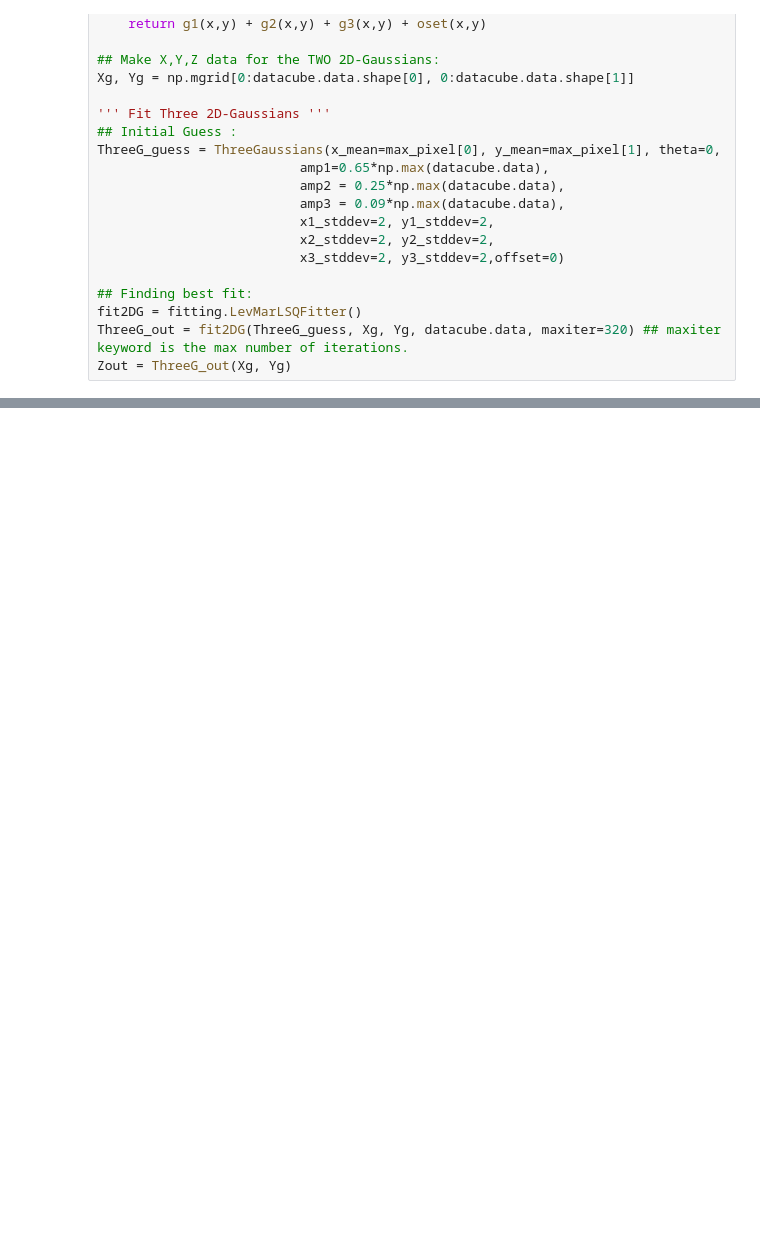
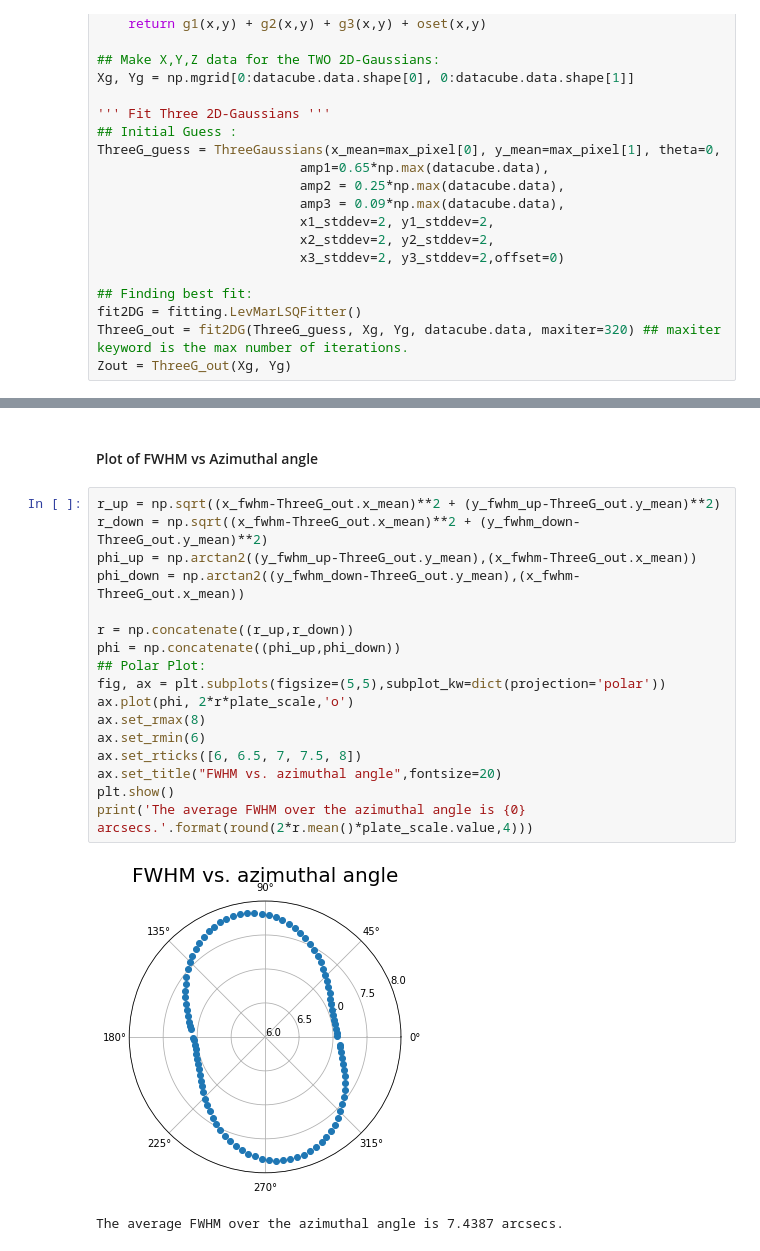
Before and after one commit to pymilo/foxsi3_optics_cal, a Jupyter notebook: Notebooks/01_FOXSI3-SLF-GaussFit.ipynb, the cells around one changed output, grey strips where cells are left out. Drawn from its saved outputs; the diff is of its cells as text; blank space fills up the shorter version.

```diff
--- a/Notebooks/01_FOXSI3-SLF-GaussFit.ipynb
+++ b/Notebooks/01_FOXSI3-SLF-GaussFit.ipynb
@@ -510,0 +504,22 @@ opt.brentq?
+# %% [markdown]
+#### Plot of FWHM vs Azimuthal angle
+# %%
+r_up = np.sqrt((x_fwhm-ThreeG_out.x_mean)**2 + (y_fwhm_up-ThreeG_out.y_mean)**2)
+r_down = np.sqrt((x_fwhm-ThreeG_out.x_mean)**2 + (y_fwhm_down-ThreeG_out.y_mean)**2)
+phi_up = np.arctan2((y_fwhm_up-ThreeG_out.y_mean),(x_fwhm-ThreeG_out.x_mean))
+phi_down = np.arctan2((y_fwhm_down-ThreeG_out.y_mean),(x_fwhm-ThreeG_out.x_mean))
+
+r = np.concatenate((r_up,r_down))
+phi = np.concatenate((phi_up,phi_down))
+## Polar Plot:
+fig, ax = plt.subplots(figsize=(5,5),subplot_kw=dict(projection='polar'))
+ax.plot(phi, 2*r*plate_scale,'o')
+ax.set_rmax(8)
+ax.set_rmin(6)
+ax.set_rticks([6, 6.5, 7, 7.5, 8])
+ax.set_title("FWHM vs. azimuthal angle",fontsize=20)
+plt.show()
+print('The average FWHM over the azimuthal angle is {0} arcsecs.'.format(round(2*r.mean()*plate_scale.value,4)))
+# %% [output]
+[figure, added]
+The average FWHM over the azimuthal angle is 7.4387 arcsecs.
```
Also changed, not shown: parts of 18 cells of this notebook.
